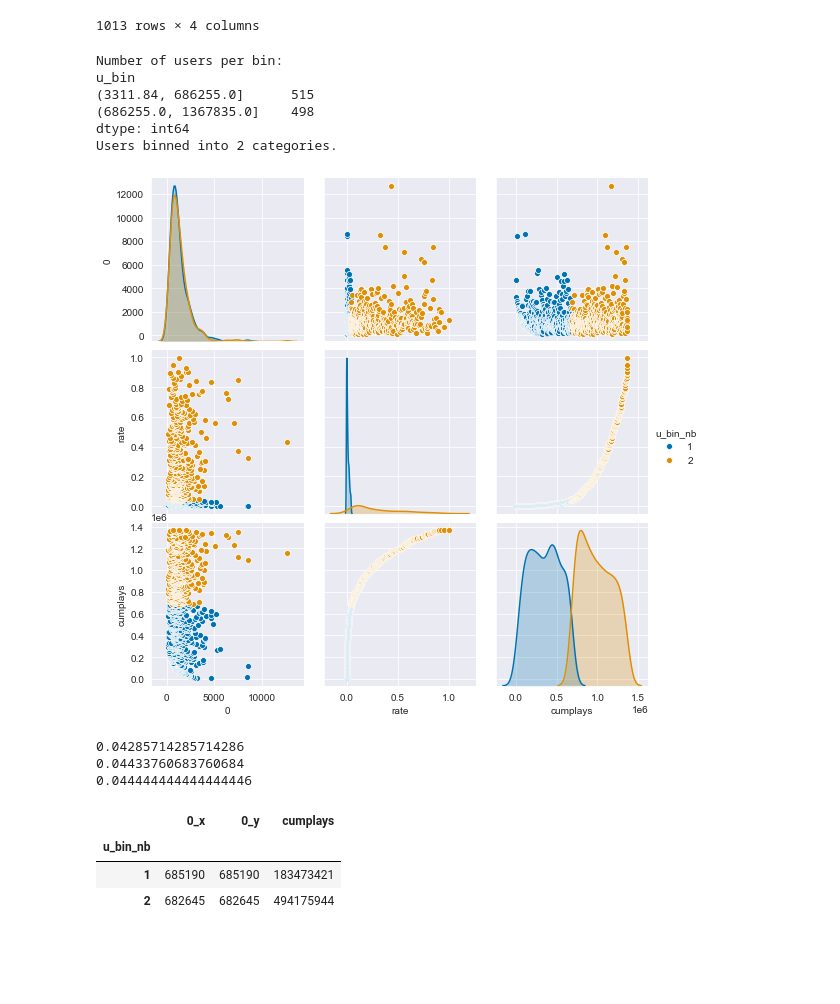
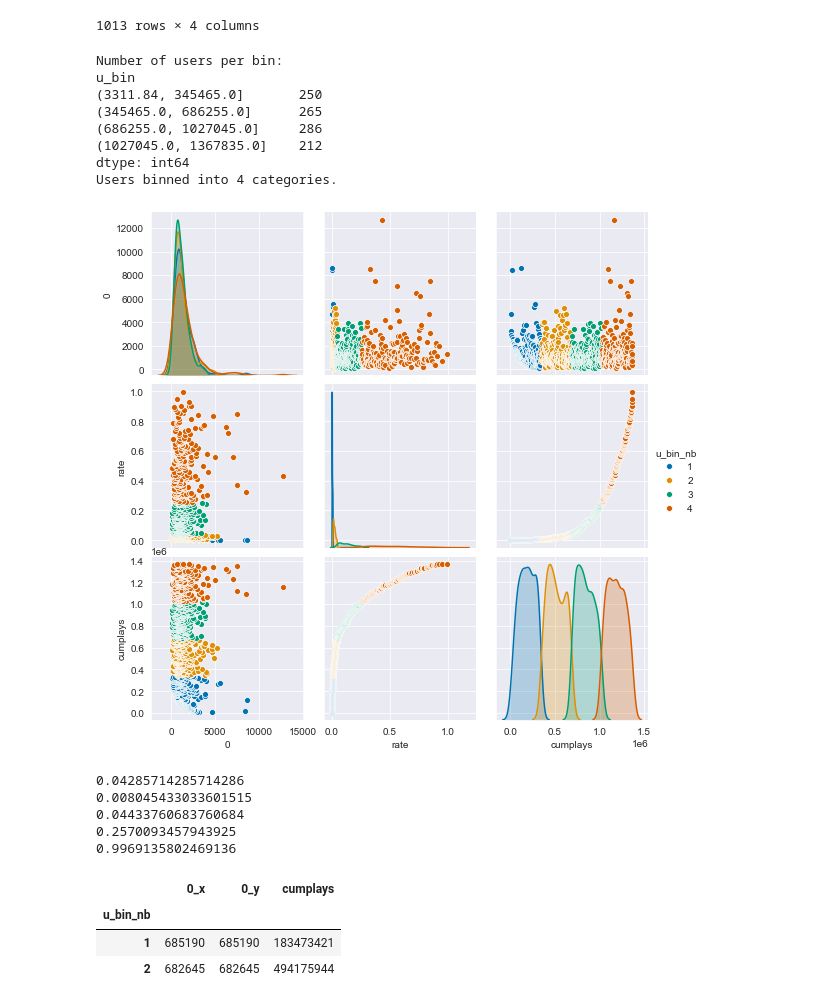
Before and after one commit to QuVil/cmb-recommendation, a Jupyter notebook: src/analysis/mainstream_tests.ipynb, the cells around one changed output. Saved outputs shown, nothing was run; the diff lists cells and outputs as text; code cells hidden in the pictures; blank space fills up the shorter version.

```diff
--- a/src/analysis/mainstream_tests.ipynb
+++ b/src/analysis/mainstream_tests.ipynb
@@ -192,34 +192,40 @@ See the caveats in the documentation: https://pandas.pydata.org/pandas-docs/stab
 | 402 | 64e44045a518f09f958b446581f544302... | 1296 | 0.996914 | 1367835 |
 1013 rows × 4 columns
 # %%
-USER_BINS = 2
+USER_BINS = 4
 # Cutting into bins
 users_reco["u_bin"] = pd.cut(users_reco["cumplays"], USER_BINS, duplicates="drop")
 print(f"Number of users per bin: \n{users_reco.groupby('u_bin').size()}")
 
 # Assigning corresponding numbers to bins
 users_reco["u_bin_nb"] = (users_reco["u_bin"].cat.codes + 1).values
 print(f"Users binned into {users_reco['u_bin_nb'].max()} categories.")
 sns.pairplot(users_reco, hue="u_bin_nb")
 plt.show()
 print(users_reco["rate"].median())
 print(users_reco[users_reco["u_bin_nb"] == 1]["rate"].max())
-print(users_reco[users_reco["u_bin_nb"] == 2]["rate"].min())
+print(users_reco[users_reco["u_bin_nb"] == 2]["rate"].max())
+# print(users_reco[users_reco["u_bin_nb"] == 3]["rate"].max())
+# print(users_reco[users_reco["u_bin_nb"] == 4]["rate"].max())
 
 users_reco.drop(["u_bin", "rate"], axis=1, inplace=True)
 
 # sns.distplot(users_reco[users_reco["bin_nb"] == 4]["rate"], kde=False)
 # %% [output]
 Number of users per bin:
 u_bin
-(3311.84, 686255.0]      515
-(686255.0, 1367835.0]    498
+(3311.84, 345465.0]       250
+(345465.0, 686255.0]      265
+(686255.0, 1027045.0]     286
+(1027045.0, 1367835.0]    212
 dtype: int64
-Users binned into 2 categories.
+Users binned into 4 categories.
-[figure, old version]
+[figure, new version]
 0.04285714285714286
+0.008045433033601515
 0.04433760683760684
-0.044444444444444446
+0.2570093457943925
+0.9969135802469136
 # %%
 # Amount of plays per user bin
 main_dist.groupby("user_id").sum().to_frame().merge(users_reco, left_on="user_id", right_on="user_id").groupby("u_bin_nb").sum()
```
Also changed, not shown: parts of 26 cells of this notebook, 1 other file.
